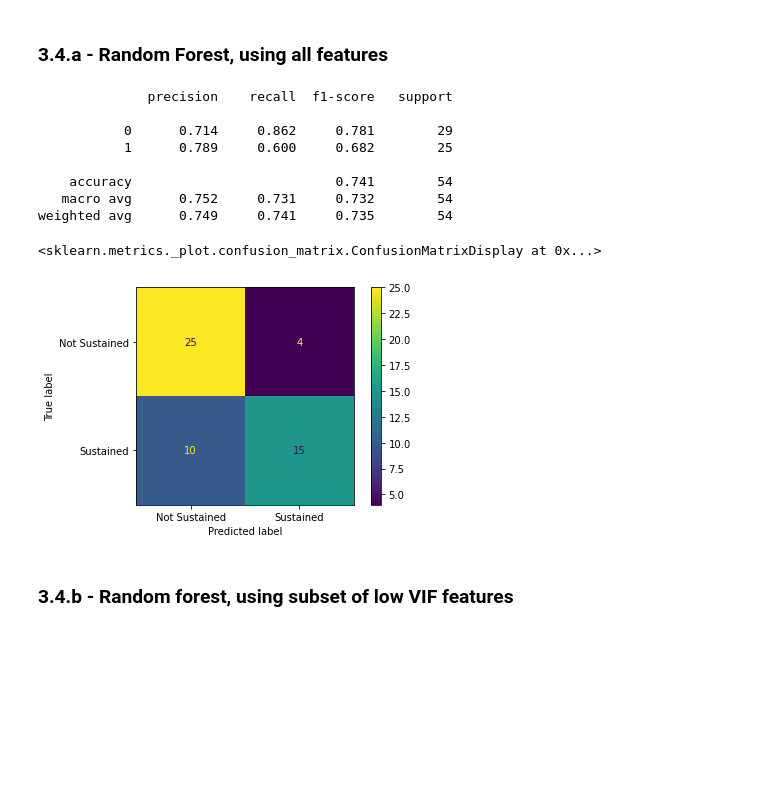
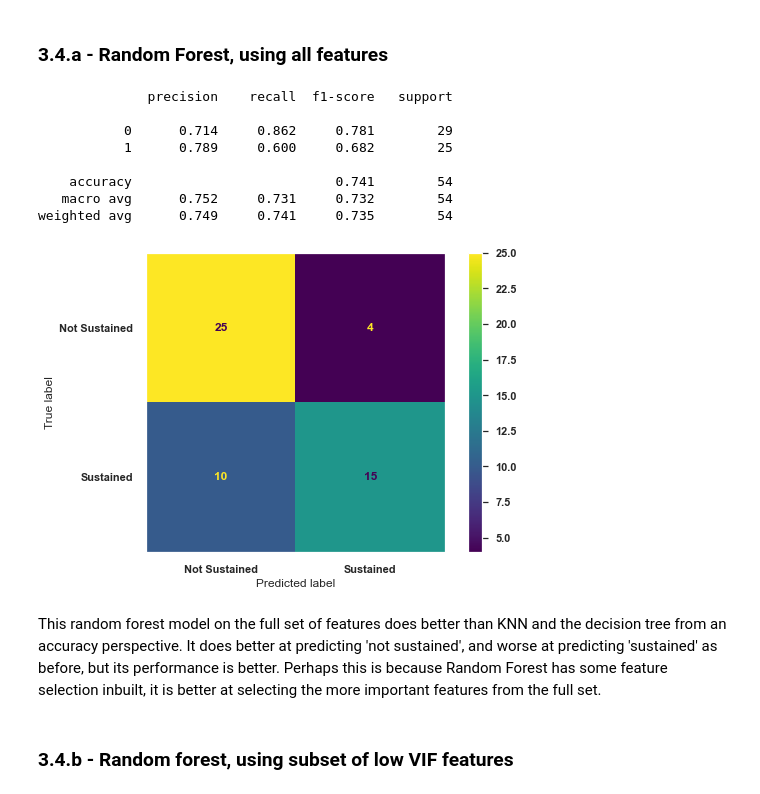
Before and after one commit to mihirbhaskar/chicago-complaints, a Jupyter notebook: code/10_Predicting_Complaint_Findings.ipynb, the cells around one changed output. Saved outputs shown, nothing was run; the diff lists cells and outputs as text; code cells hidden in the pictures; blank space fills up the shorter version.

```diff
--- a/code/10_Predicting_Complaint_Findings.ipynb
+++ b/code/10_Predicting_Complaint_Findings.ipynb
@@ -56,3 +73,33 @@ df.head()
 | 3 | 1073326 | 32099 | Unnecessary Display Of Weapon / O... | No Affidavit | No Action Taken | 621.0 | 2015-01-01 | 2015-01-12 | 2015-09-14 | ... |
 | 4 | 1073326 | 14476 | Unnecessary Display Of Weapon / O... | No Affidavit | No Action Taken | 621.0 | 2015-01-01 | 2015-01-12 | 2015-09-14 | ... |
 5 rows × 28 columns
+# %%
+# Describing complaint characteristics
+
+# Stacked proportion bar chart for dummy variables
+
+## Creating data for graph
+graph = df[['physical_violence', 'injury', 'weapon', 'on_duty', 'witness_male', 'witness_white',
+    'officer_white', 'officer_male']].mean()
+
+graph = pd.DataFrame(data=graph, columns={'Mean'})
+
+graph.reset_index(inplace=True)
+
+graph['Mean'] = 100*graph['Mean']
+graph['Remaining'] = 100
+
+
+## Drawing the plot
+plt.figure(figsize=(12, 8))
+sns.set(font_scale = 1.5)
+bar1 = sns.barplot(y='index', x='Remaining', data=graph, color='darkred', alpha=0.5)
+bar2 = sns.barplot(y='index', x='Mean', data=graph, color='darkred')
+plt.xlabel('% of complaints')
+plt.ylabel('')
+plt.xticks(range(0, 101, 10))
+plt.grid(False)
+plt.show()
+
+# Showing descriptive stats for the numeric variables
+df[['officer_cmp_count', 'officer_rank_order', 'officer_age']].describe()
@@ -238,9 +327,11 @@ nb_full_pred = nb_full.fit(X_train,y_train).predict(X_test)
 print(classification_report(y_test,nb_full_pred,digits = 3))
 
 # Print confusion matrix
+sns.set(font_scale = 1)
 cm = confusion_matrix(y_test,nb_full_pred)
 display_cm = ConfusionMatrixDisplay(confusion_matrix = cm, display_labels = target_names)
-display_cm.plot()
+display_cm = display_cm.plot()
+plt.grid(b=None)
 # %% [output]
               precision    recall  f1-score   support
 
@@ -466,29 +582,31 @@ weighted avg      0.759     0.722     0.705        54
 # %% [markdown]
 ### 3.4.a - Random Forest, using all features
 # %%
-# Random forest classifier
+# Random forest classifier, trained on max_depth=10 to reduce runtime
 rf_full = RandomForestClassifier(max_depth=10, random_state=1)
 rf_full.fit(X_train, y_train)
 rf_full_pred = rf_full.predict(X_test)
 
 
 print(classification_report(y_test, rf_full_pred, digits = 3))
 
 cm = confusion_matrix(y_test,rf_full_pred)
 target_names = ['Not Sustained','Sustained']
 display_cm = ConfusionMatrixDisplay(confusion_matrix = cm, display_labels = target_names)
 display_cm.plot()
+plt.grid(False)
 # %% [output]
               precision    recall  f1-score   support
 
            0      0.714     0.862     0.781        29
            1      0.789     0.600     0.682        25
 
     accuracy                          0.741        54
    macro avg      0.752     0.731     0.732        54
 weighted avg      0.749     0.741     0.735        54
-<sklearn.metrics._plot.confusion_matrix.ConfusionMatrixDisplay at 0x...>
-[figure, old version]
+[figure, new version]
+# %% [markdown]
+This random forest model on the full set of features does better than KNN and the decision tree from an accuracy perspective. It does better at predicting 'not sustained', and worse at predicting 'sustained' as before, but its performance is better. Perhaps this is because Random Forest has some feature selection inbuilt, it is better at selecting the more important features from the full set.
 # %% [markdown]
 ### 3.4.b - Random forest, using subset of low VIF features
 # %%
```
Also changed, not shown: parts of 82 cells of this notebook.
